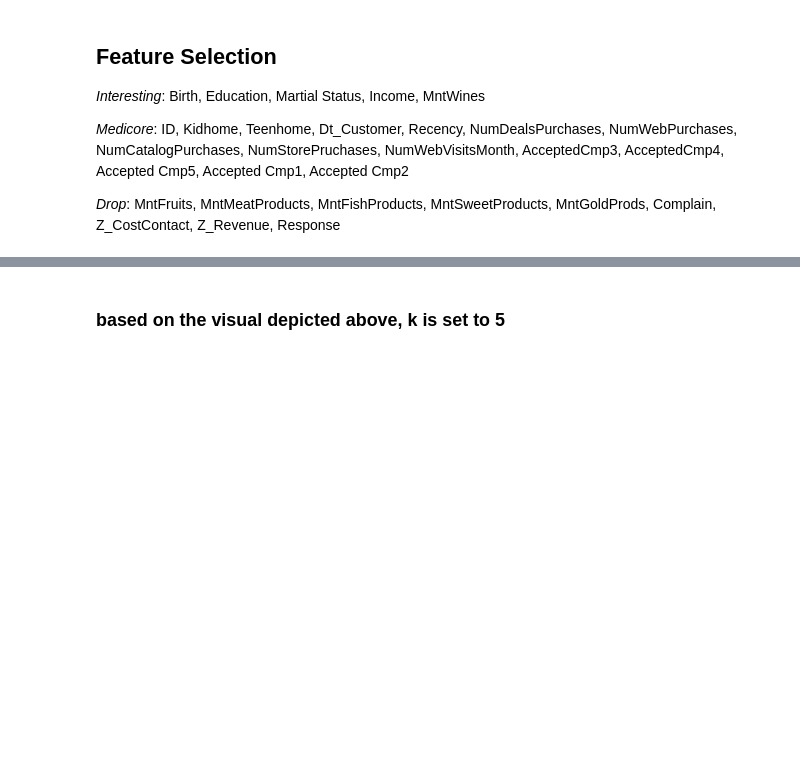
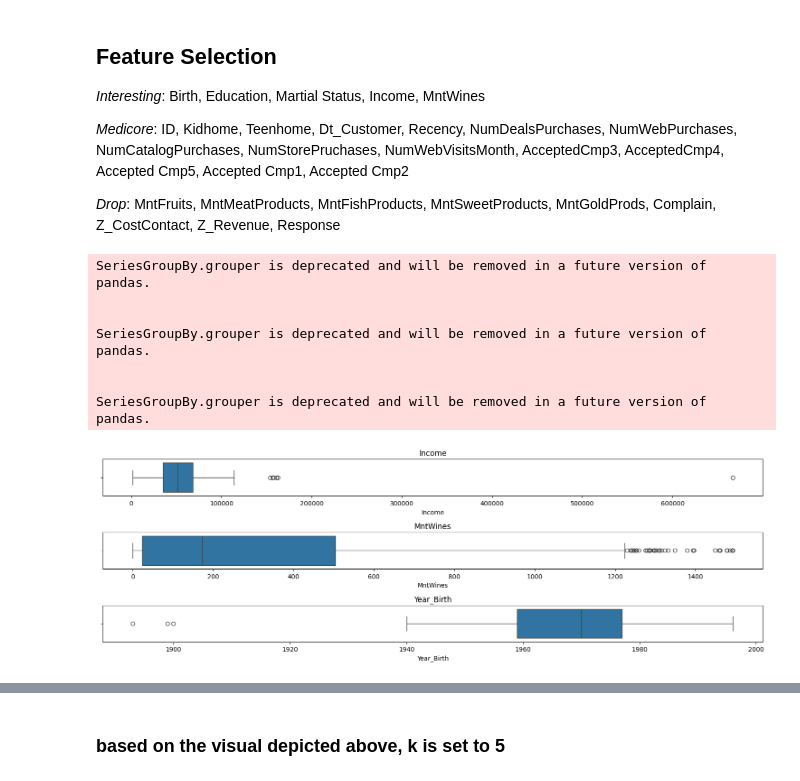
Before and after one commit to DenisSobczyk/Customer_Segmentation, a Jupyter notebook: app.ipynb, the cells around one changed output, grey strips where cells are left out. Saved outputs shown, nothing was run; the diff lists cells and outputs as text; code cells hidden in the pictures; blank space fills up the shorter version.

```diff
--- a/app.ipynb
+++ b/app.ipynb
@@ -60,3 +60,39 @@ Index(['ID', 'Year_Birth', 'Education', 'Marital_Status', 'Income', 'Kidhome',
 # %%
 drop_col = ['MntFruits', 'MntMeatProducts', 'MntFishProducts', 'MntSweetProducts', 'MntGoldProds', 'Complain', 'Z_CostContact', 'Z_Revenue', 'Response']
 df.drop(columns=drop_col, inplace=True)
+# %%
+import seaborn as sns
+import matplotlib.pyplot as plt
+
+# Assuming df is your DataFrame with columns 'Income', 'MntWines', and 'Recency'
+# Replace 'Income', 'MntWines', and 'Recency' with your actual column names
+
+# Create a figure with three subplots
+fig, axes = plt.subplots(3, 1, figsize=(15, 5))
+
+# Boxplot for 'Income'
+sns.boxplot(x='Income', data=df, ax=axes[0])
+axes[0].set_title('Income')
+
+# Boxplot for 'MntWines'
+sns.boxplot(x='MntWines', data=df, ax=axes[1])
+axes[1].set_title('MntWines')
+
+# Boxplot for 'Recency'
+sns.boxplot(x='Year_Birth', data=df, ax=axes[2])
+axes[2].set_title('Year_Birth')
+
+# Adjust layout
+plt.tight_layout()
+
+# Show the plots
+plt.show()
+# %% [output]
+SeriesGroupBy.grouper is deprecated and will be removed in a future version of pandas.
+
+
+SeriesGroupBy.grouper is deprecated and will be removed in a future version of pandas.
+
+
+SeriesGroupBy.grouper is deprecated and will be removed in a future version of pandas.
+[figure, added]
```
Also changed, not shown: parts of 16 cells of this notebook.
